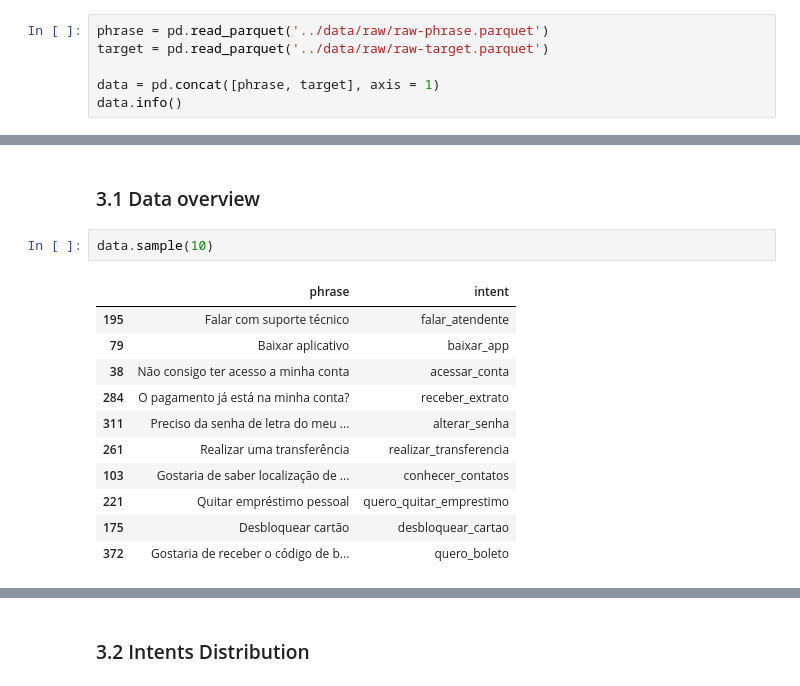
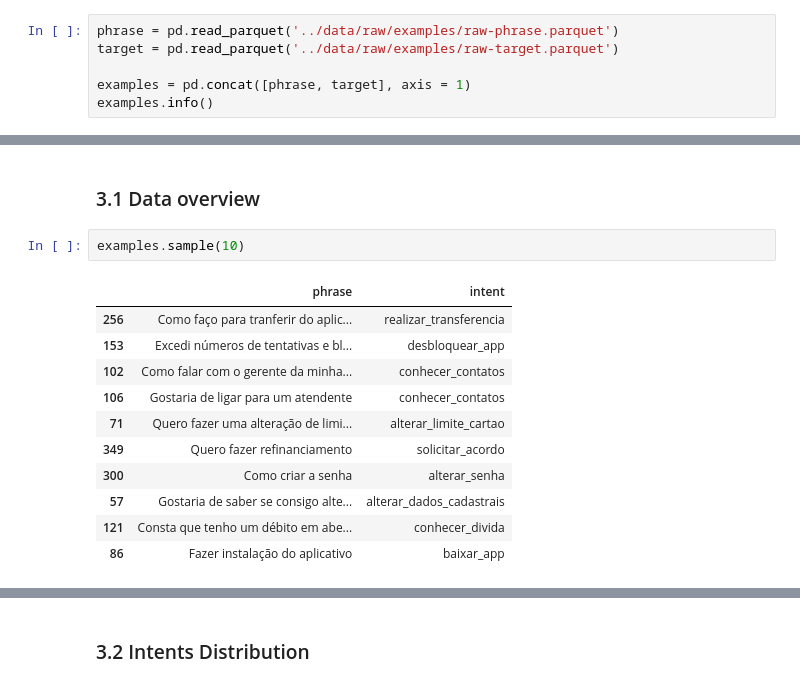
Before and after one commit to Dellonath/nlp-cognitive-engine, a Jupyter notebook: notebooks/v1.0-exploratory-text-analysis.ipynb, the cells around one changed output, grey strips where cells are left out. Saved outputs shown, nothing was run; the diff lists cells and outputs as text.

```diff
--- a/notebooks/v1.0-exploratory-text-analysis.ipynb
+++ b/notebooks/v1.0-exploratory-text-analysis.ipynb
@@ -16,9 +18,9 @@ import matplotlib.pyplot as plt
 # %%
-phrase = pd.read_parquet('../data/raw/raw-phrase.parquet')
-target = pd.read_parquet('../data/raw/raw-target.parquet')
+phrase = pd.read_parquet('../data/raw/examples/raw-phrase.parquet')
+target = pd.read_parquet('../data/raw/examples/raw-target.parquet')
 
-data = pd.concat([phrase, target], axis = 1)
-data.info()
+examples = pd.concat([phrase, target], axis = 1)
+examples.info()
 # %% [output]
 <class 'pandas.core.frame.DataFrame'>
 RangeIndex: 434 entries, 0 to 433
@@ -47,19 +69,19 @@ memory usage: 496.0+ bytes
 # %% [markdown]
 ### 3.1 Data overview
 # %%
-data.sample(10)
+examples.sample(10)
 # %% [output]
 |  | phrase | intent |
-| 195 | Falar com suporte técnico | falar_atendente |
-| 79 | Baixar aplicativo | baixar_app |
-| 38 | Não consigo ter acesso a minha conta | acessar_conta |
-| 284 | O pagamento já está na minha conta? | receber_extrato |
-| 311 | Preciso da senha de letra do meu ... | alterar_senha |
-| 261 | Realizar uma transferência | realizar_transferencia |
-| 103 | Gostaria de saber localização de ... | conhecer_contatos |
-| 221 | Quitar empréstimo pessoal | quero_quitar_emprestimo |
-| 175 | Desbloquear cartão | desbloquear_cartao |
-| 372 | Gostaria de receber o código de b... | quero_boleto |
+| 256 | Como faço para tranferir do aplic... | realizar_transferencia |
+| 153 | Excedi números de tentativas e bl... | desbloquear_app |
+| 102 | Como falar com o gerente da minha... | conhecer_contatos |
+| 106 | Gostaria de ligar para um atendente | conhecer_contatos |
+| 71 | Quero fazer uma alteração de limi... | alterar_limite_cartao |
+| 349 | Quero fazer refinanciamento | solicitar_acordo |
+| 300 | Como criar a senha | alterar_senha |
+| 57 | Gostaria de saber se consigo alte... | alterar_dados_cadastrais |
+| 121 | Consta que tenho um débito em abe... | conhecer_divida |
+| 86 | Fazer instalação do aplicativo | baixar_app |
 # %%
 responses.sample(10)
 # %% [output]
```
Also changed, not shown: parts of 22 cells of this notebook, 42 other files.
